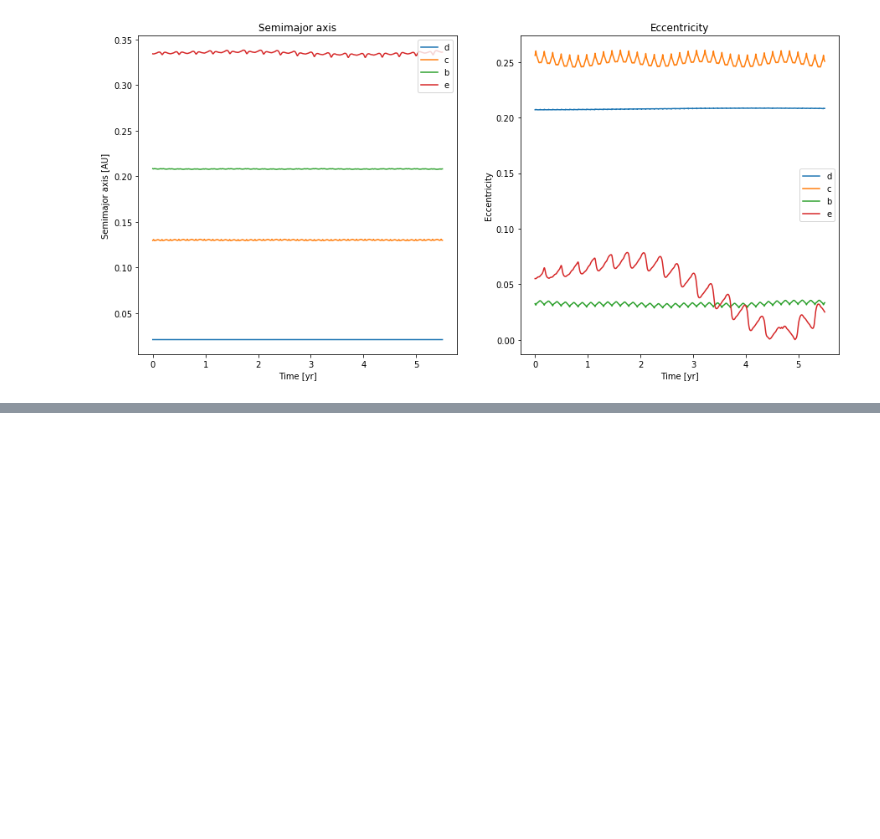
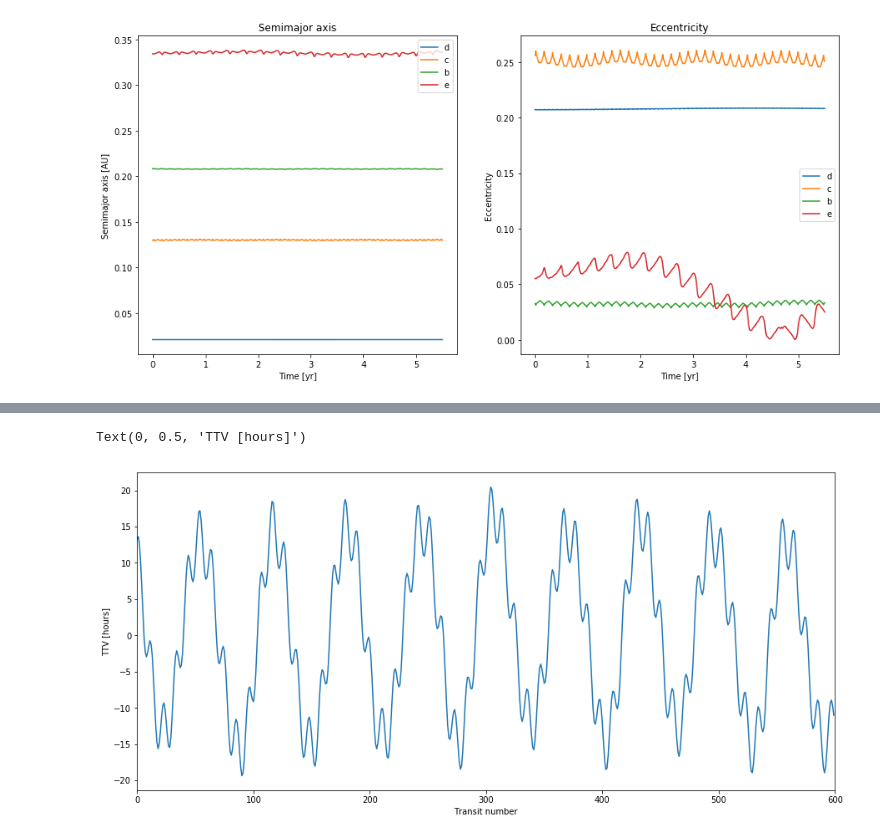
Before and after one commit to DinoBektesevic/ASTR597-Exoplanets, a Jupyter notebook: DinoBektesevic_HW3.ipynb, the cells around one changed output, grey strips where cells are left out. Saved outputs shown, nothing was run; the diff lists cells and outputs as text; code cells hidden in the pictures; blank space fills up the shorter version.

```diff
--- a/DinoBektesevic_HW3.ipynb
+++ b/DinoBektesevic_HW3.ipynb
@@ -218,0 +323,9 @@ plt.plot(range(N), (transittimes-m*np.array(range(N))-c)*(24.*365./2./np.pi));
+# %%
+pplan = copy.deepcopy(planets)
+inc = np.pi/2
+for planet in pplan:
+    newm = calcMass(planet, inc)
+    planet.inc = inc
+    planet.m = newm
+
+x1, y1 = calcTTV(pplan)
@@ -218,0 +334,11 @@ plt.plot(range(N), (transittimes-m*np.array(range(N))-c)*(24.*365./2./np.pi));
+# %%
+fig, ax = plt.subplots(1, 1, figsize=(15, 7))
+
+ax.plot(x1, y1);
+
+ax.set_xlim([0, 600])
+ax.set_xlabel("Transit number")
+ax.set_ylabel("TTV [hours]")
+# %% [output]
+Text(0, 0.5, 'TTV [hours]')
+[figure, added]
```
Also changed, not shown: parts of 38 cells of this notebook.
